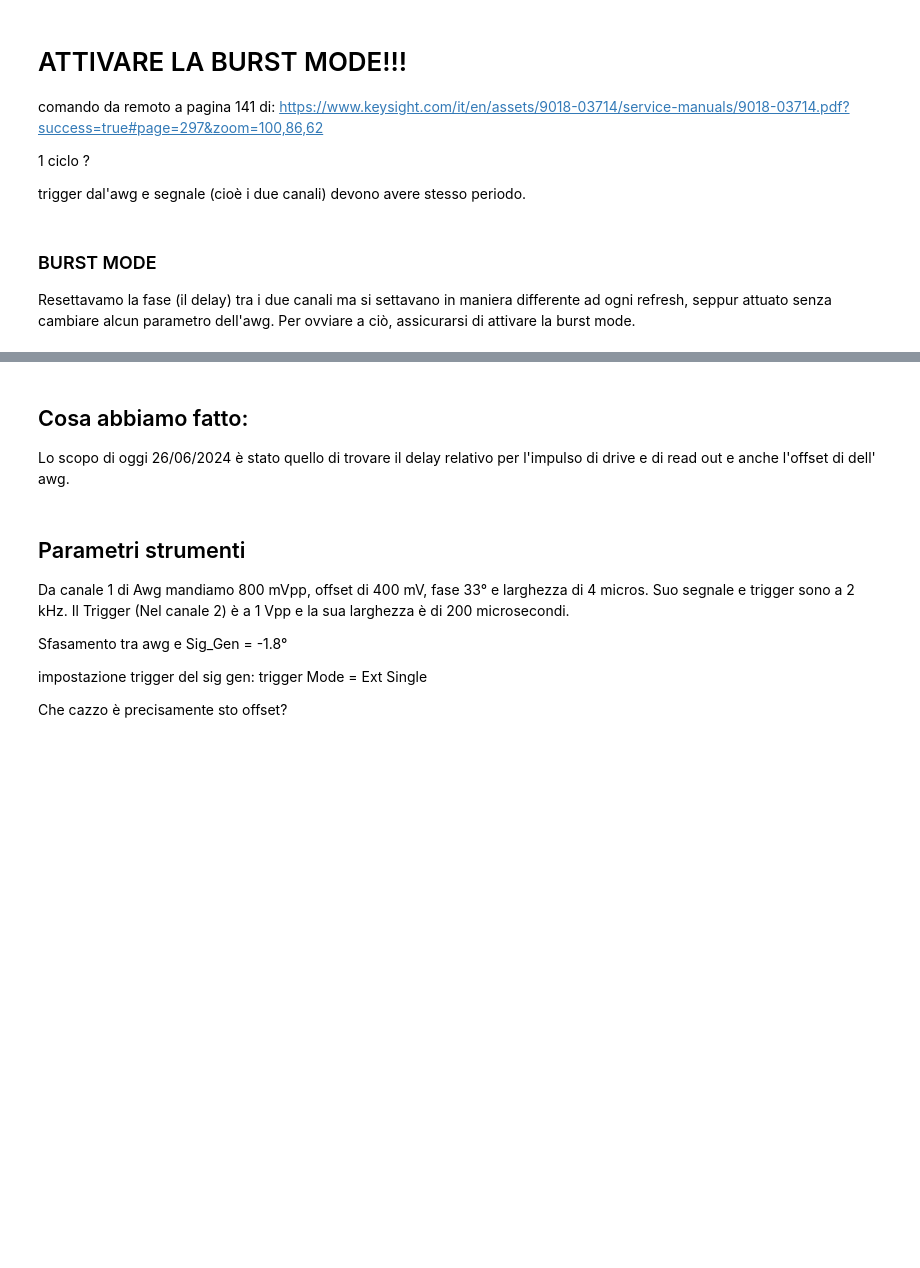
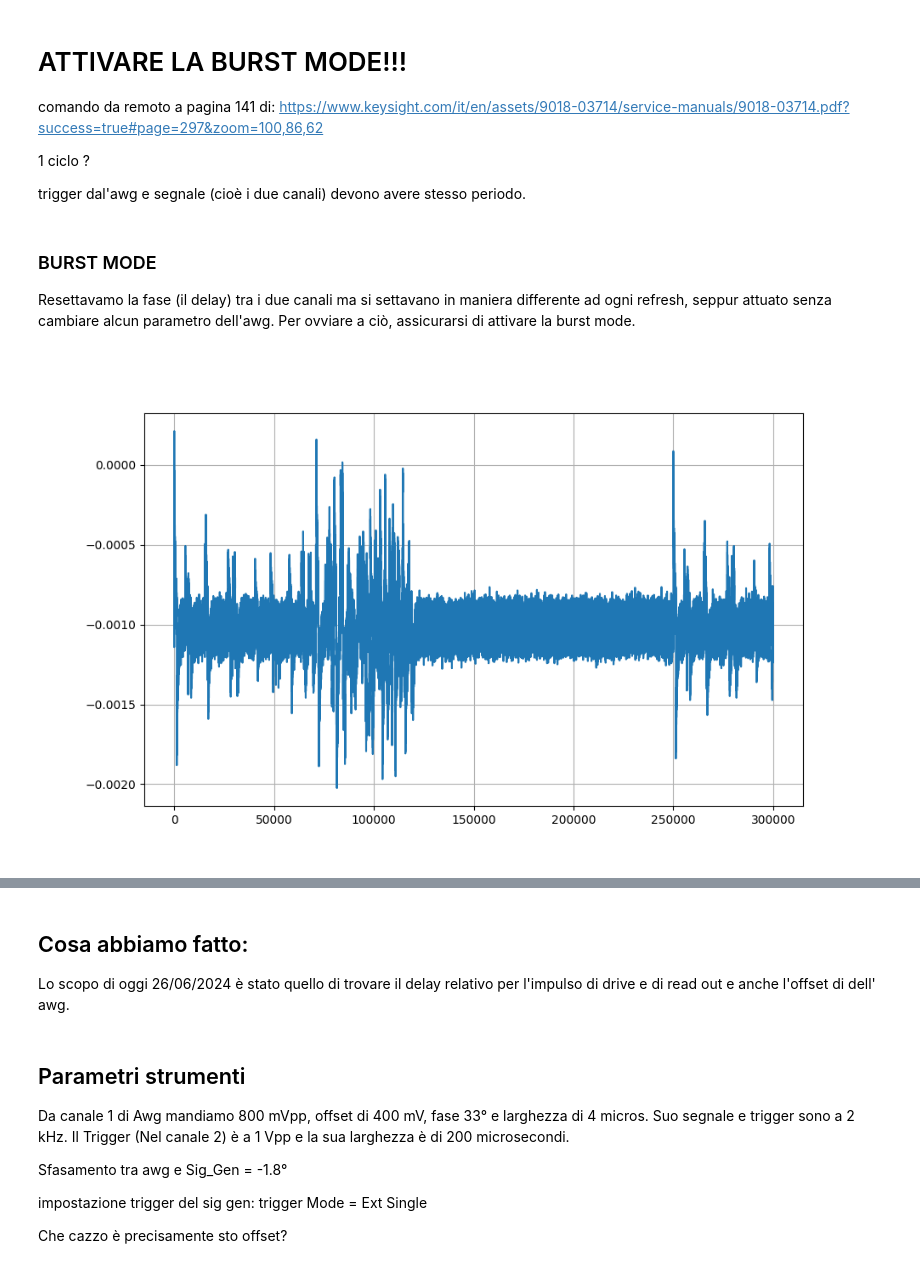
Before and after one commit to biqute/QTLab2324, a Jupyter notebook: PAandQubit/Actual_Work/prova_setup_strumenti.ipynb, the cells around one changed output, grey strips where cells are left out. Cells and saved outputs as stored; diff of their text form; code cells hidden in the pictures; blank space fills up the shorter version.

```diff
--- a/PAandQubit/Actual_Work/prova_setup_strumenti.ipynb
+++ b/PAandQubit/Actual_Work/prova_setup_strumenti.ipynb
@@ -33,7 +33,7 @@ from AWG_KS_33500B import KS_33500B
 import FSL_0010
 from Card_Class import PXIe5170R
 
-QSyn_port       = 'COM37'
+QSyn_port       = 'COM35'
 SG_ip           = '192.168.40.15'
 Card_Name       = 'PXI1Slot3'
 
@@ -59,27 +59,77 @@ trigger dal'awg e segnale (cioè i due canali) devono avere stesso periodo.
 Resettavamo la fase (il delay) tra i due canali ma si settavano in maniera differente ad ogni refresh, seppur attuato senza cambiare alcun parametro dell'awg. Per ovviare a ciò, assicurarsi di attivare la burst mode.
 # %%
 # Signal Generator
-sg_freq         = 5.729e9   # Hz
+sg_freq         = 5e9   # Hz
 sg_level        = 8         # dBm
 sg_period       = 100e-6    # s
-sg_width        = 20e-6    # s
-sg_delay        = 10e-6         # s
+sg_width        = 5e-6    # s
+sg_delay        = 0         # s
 sg_pulse_mode   = 'SING'
 sg_trig_mode    = 'ESIN'
 sg_ref_freq     = 'EXT' # DA AGGIUNGERE ALLA LIBRERIA
 
 # AWG - Signal
 a1_freq         = 1e3       # Hz
 a1_ampl         = 6         # dBm
 a1_offset       = 400e-3    # V
-a1_phase        = -40e-6   # s
+a1_phase        = 0   # s
 a1_width        = 10e-6      # s
 a1_fun          = 'PULS'
 
 # AWG - Trigger
 a2_freq         = a1_freq   # Hz
 a2_ampl         = Ts.dBm_to_mVpp(8)         # Vpp
 a2_offset       = 0         # V
 a2_phase        = 0         # s
 a2_width        = 25e-6     # s
 a2_fun          = 'PULS'
+
+# QuickSyn
+qs_freq         = sg_freq
+fsl.set_frequency(qs_freq)
+fsl.set_ref_source('INT')
+fsl.set_output('ON')
+fsl.set_ref_out('ON')
+
+augh.ref_10MHz_src('EXT')
+
+
+sGen.RF_freq(sg_freq)
+sGen.RF_lvl_ampl(sg_level)
+sGen.pul_gen_mode(sg_pulse_mode)
+sGen.pul_trig_mode(sg_trig_mode)
+sGen.pul_gen_params(period = sg_period, delay = sg_delay, width = sg_width)
+sGen.pul_state(1)
+sGen.RF_state(1)
+# sGen.ref
+
+augh.set_amplitude(a1_ampl, 'DBM', 1)
+augh.set_waveform(freq = a1_freq, ampl = a1_ampl, offs = a1_offset, fun = a1_fun, ch = 1, width = a1_width)
+augh.set_phase(a1_phase, unit = 'SEC', ch = 1)
+
+# augh.set_phase(a2_phase, ch = 2,  unit = 'SEC')
+# augh.set_waveform(freq = a2_freq, ampl = a2_ampl, offs = a2_offset, fun = a2_fun, ch = 2, width = a2_width)
+
+pxie.num_pts            = 300000
+pxie.sample_rate        = 250e6
+pxie.num_records        = 100
+
+sGen.pul_state(1)
+sGen.RF_state(1)
+
+pxie.coupling = 'AC'
+pxie.voltage_range = 3
+pxie.open(trigger_channel = '3')
+waveforms = pxie.acquisition()
+
+I = np.mean(waveforms['CH1'], axis=0)
+# mod = 5*np.log10(Q**2 + I**2)
+
+
+
+plt.figure(figsize=(10,6))
+plt.grid()
+plt.plot(I)
+plt.show()
+# %% [output]
+[figure, added]
```
Also changed, not shown: parts of 3 cells of this notebook, 25 other files.
